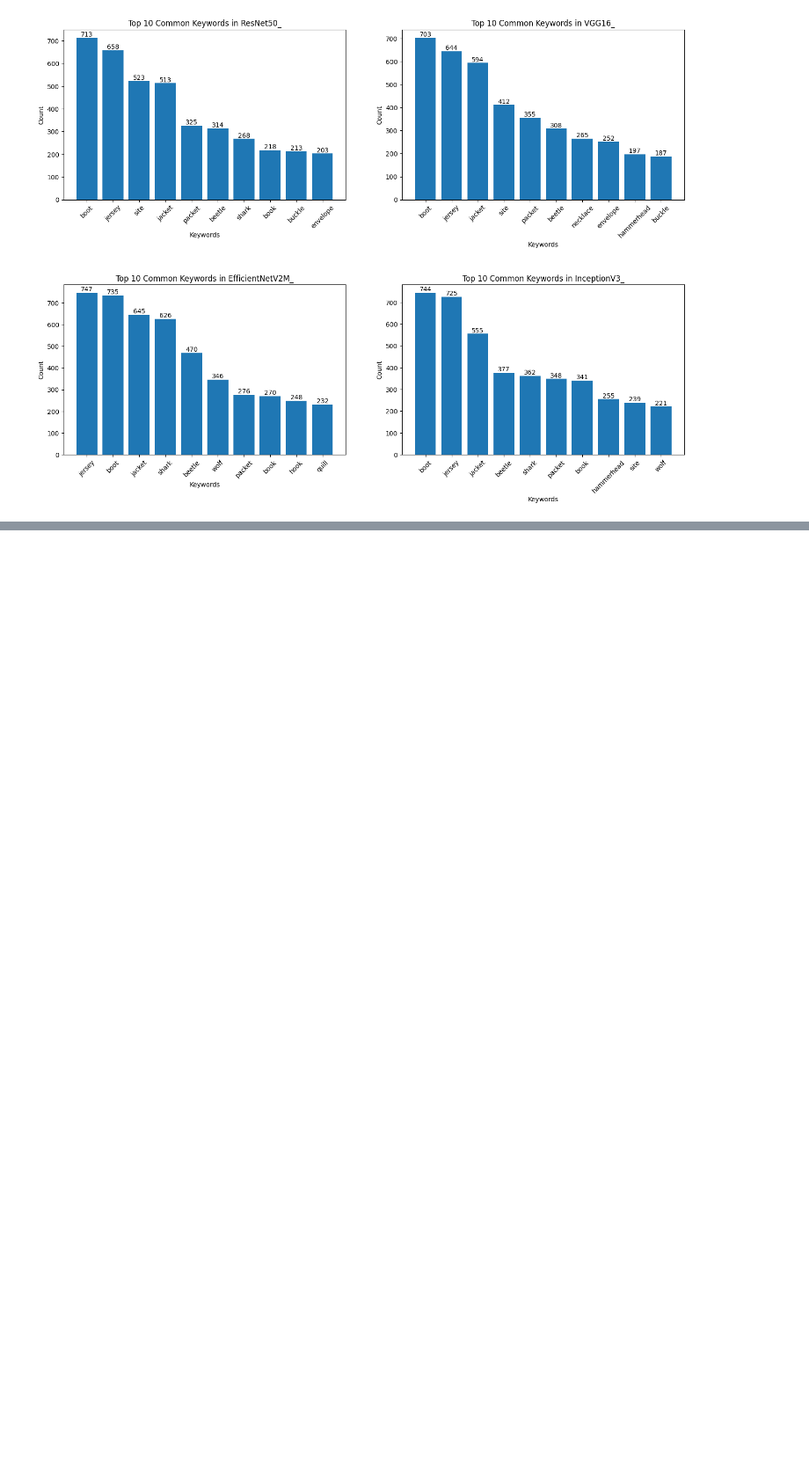
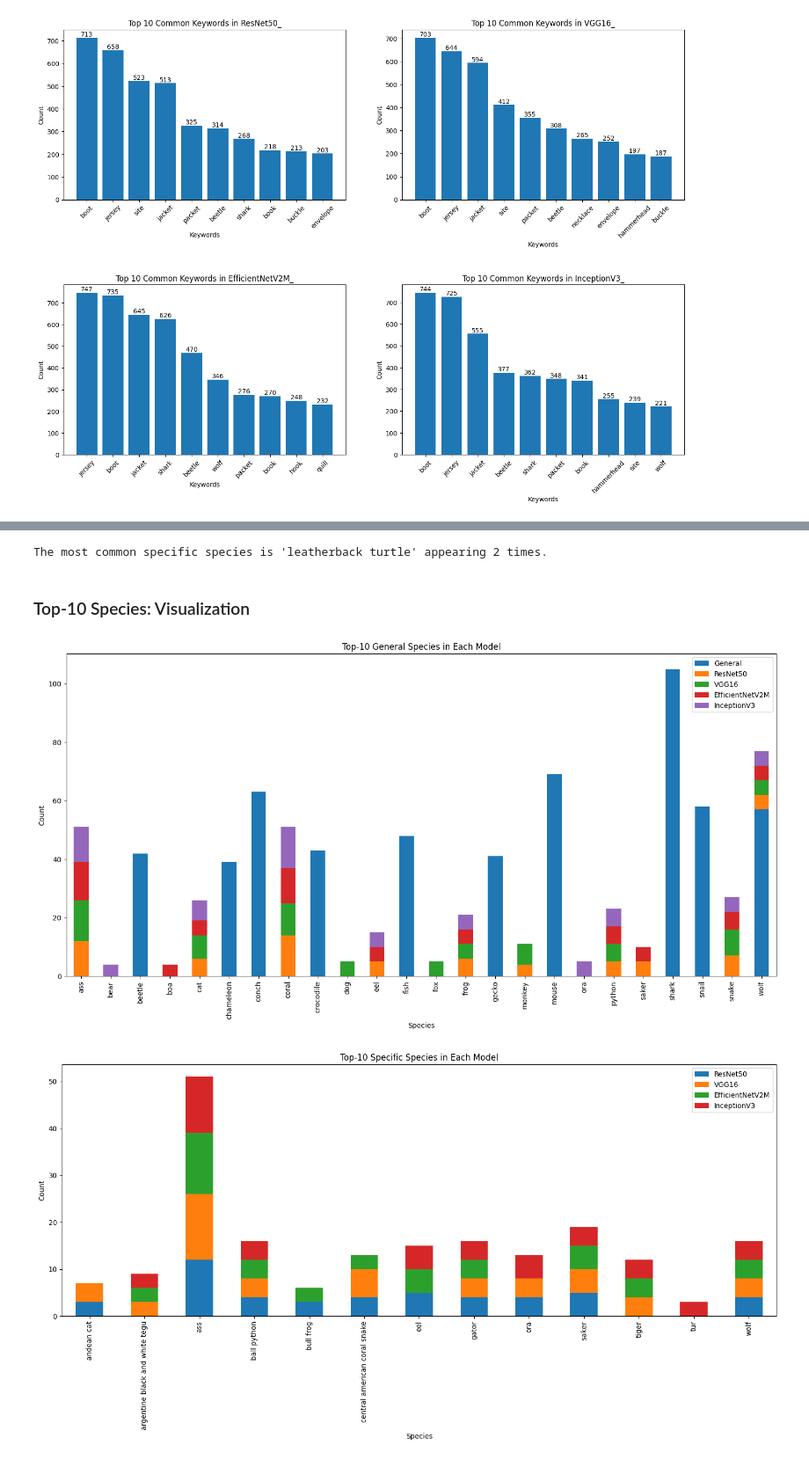
Before and after one commit to sammitako/CS-GY-6513-Big-Data, a Jupyter notebook: Image_classification.ipynb, the cells around one changed output, grey strips where cells are left out. Shown at 88% size. Saved outputs shown, nothing was run; the diff lists cells and outputs as text; code cells hidden in the pictures; blank space fills up the shorter version.

Commit message:
complete identifying species via image classification

```diff
--- a/Image_classification.ipynb
+++ b/Image_classification.ipynb
@@ -1300,0 +1920,66 @@ df.head()
+# %%
+# Specific species
+top_name_resnet_specific = sorted_df_resnet_specific['specific_name'].iloc[0]
+top_name_vgg_specific = sorted_df_vgg_specific['specific_name'].iloc[0]
+top_name_efficient_specific = sorted_df_efficient_specific['specific_name'].iloc[0]
+top_name_inception_specific = sorted_df_inception_specific['specific_name'].iloc[0]
+
+top_names = [top_name_resnet_specific, top_name_vgg_specific, top_name_efficient_specific, top_name_inception_specific]
+
+from collections import Counter
+name_counts = Counter(top_names)
+
+most_common_name, count = name_counts.most_common(1)[0]
+print(f"The most common specific species is '{most_common_name}' appearing {count} times.")
+# %% [output]
+The most common specific species is 'leatherback turtle' appearing 2 times.
+# %% [markdown]
+### Top-10 Species: Visualization
+# %%
+import matplotlib.pyplot as plt
+
+def get_last_word(name):
+    return name.split()[-1] if isinstance(name, str) else name
+
+# For general species - consider the last word for specific dataframes
+general_top10_combined = sorted_df_combined_general['general_name'].value_counts().head(10)
+general_top10_resnet = sorted_df_resnet_specific['specific_name'].apply(get_last_word).value_counts().head(10)
+general_top10_vgg = sorted_df_vgg_specific['specific_name'].apply(get_last_word).value_counts().head(10)
+general_top10_efficient = sorted_df_efficient_specific['specific_name'].apply(get_last_word).value_counts().head(10)
+general_top10_inception = sorted_df_inception_specific['specific_name'].apply(get_last_word).value_counts().head(10)
+
+# For specific species
+specific_top10_resnet = sorted_df_resnet_specific['specific_name'].value_counts().head(10)
+specific_top10_vgg = sorted_df_vgg_specific['specific_name'].value_counts().head(10)
+specific_top10_efficient = sorted_df_efficient_specific['specific_name'].value_counts().head(10)
+specific_top10_inception = sorted_df_inception_specific['specific_name'].value_counts().head(10)
+# %%
+general_data = pd.DataFrame({
+    'General': general_top10_combined,
+    'ResNet50': general_top10_resnet,
+    'VGG16': general_top10_vgg,
+    'EfficientNetV2M': general_top10_efficient,
+    'InceptionV3': general_top10_inception
+}).fillna(0)
+
+specific_data = pd.DataFrame({
+    'ResNet50': specific_top10_resnet,
+    'VGG16': specific_top10_vgg,
+    'EfficientNetV2M': specific_top10_efficient,
+    'InceptionV3': specific_top10_inception
+}).fillna(0)
+
+def plot_top10_species(data, title):
+    data.plot(kind='bar', stacked=True, figsize=(15, 8))
+    plt.xlabel('Species')
+    plt.ylabel('Count')
+    plt.title(title)
+    plt.xticks(rotation=90)
+    plt.tight_layout()
+    plt.show()
+
+plot_top10_species(general_data, 'Top-10 General Species in Each Model')
+plot_top10_species(specific_data, 'Top-10 Specific Species in Each Model')
+# %% [output]
+[figure, added]
+[figure, added]
```
Also changed, not shown: parts of 60 cells of this notebook.
